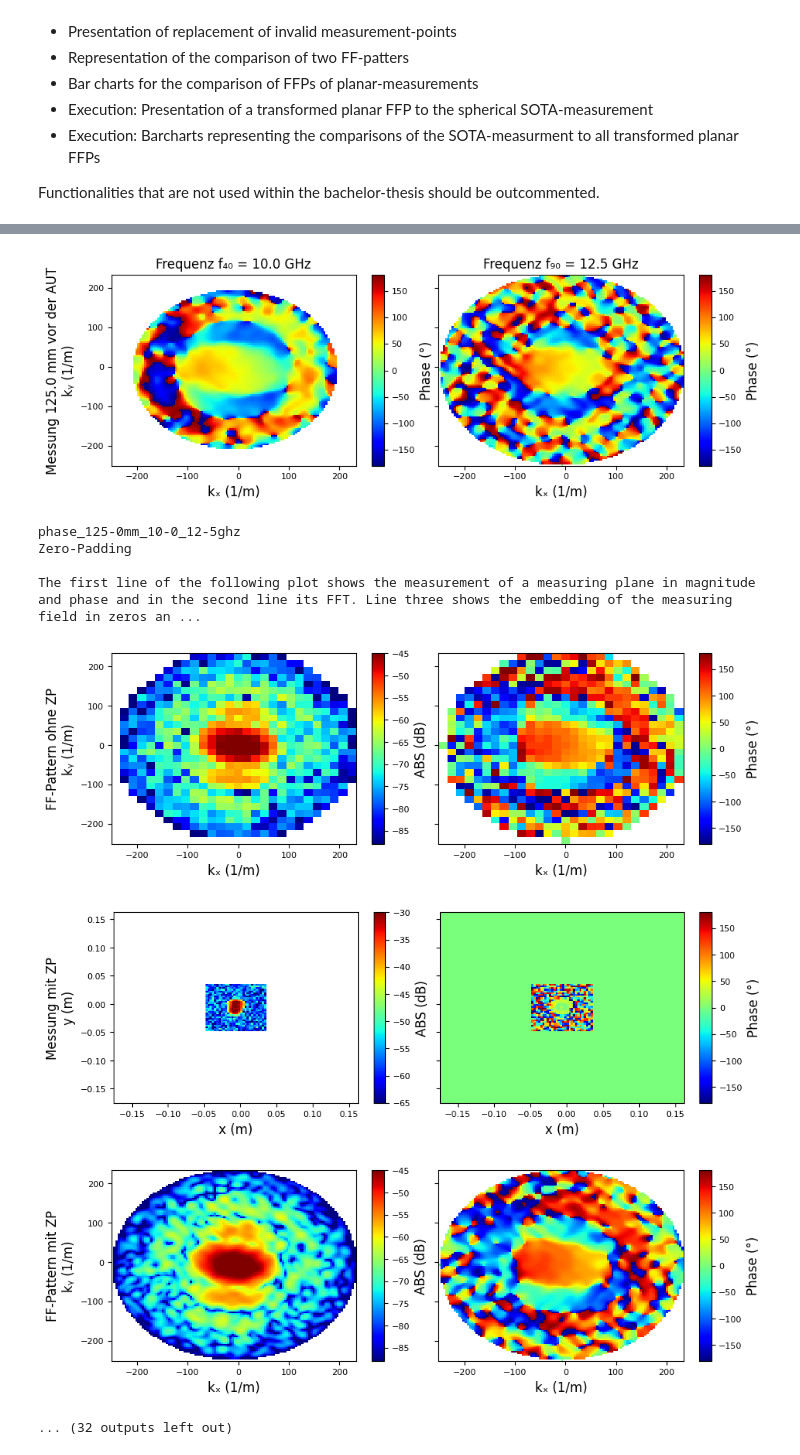
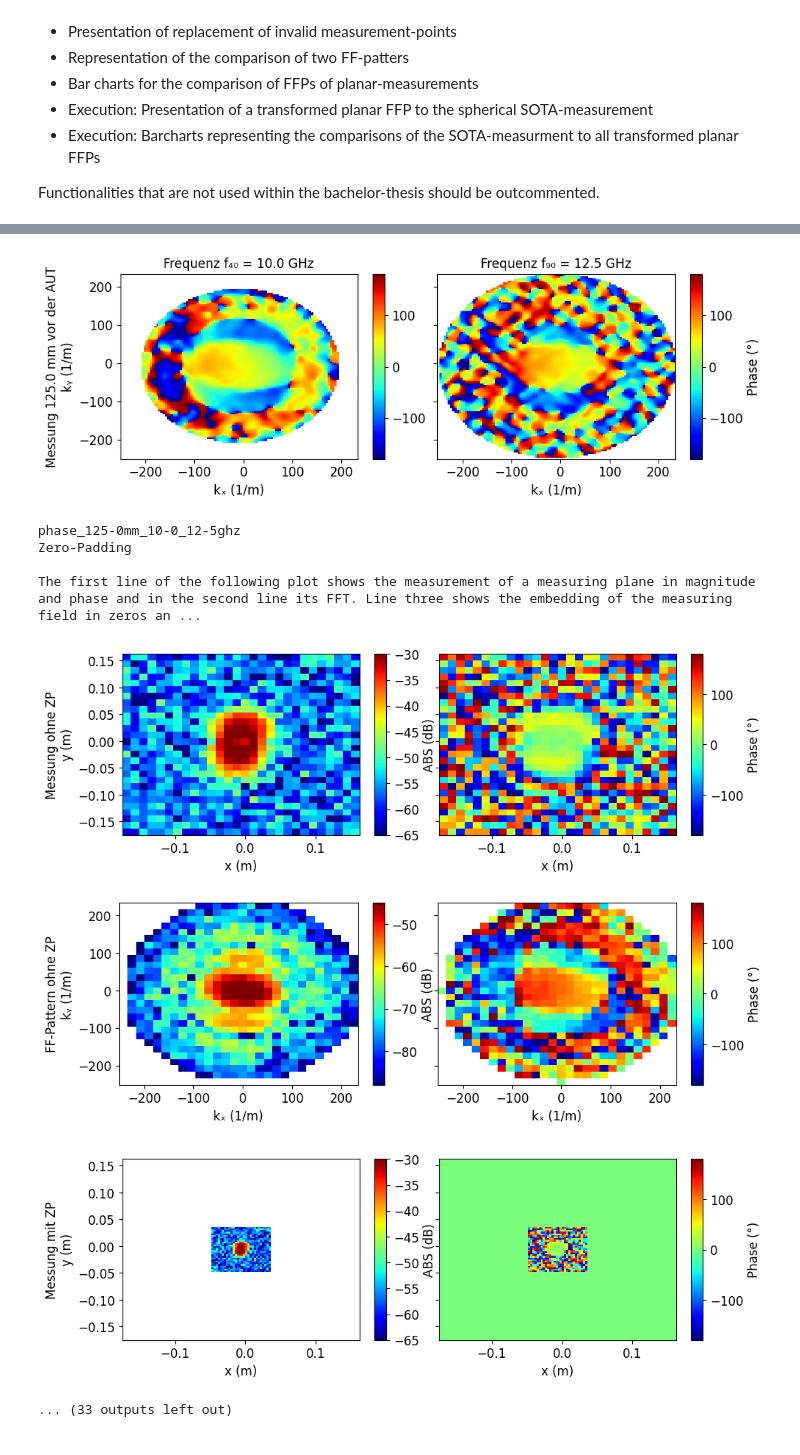
Before and after one commit to ImmuMau/Bac-Thesis-Maurer, a Jupyter notebook: Main.ipynb, the cells around one changed output, grey strips where cells are left out. Drawn from its saved outputs; the diff is of its cells as text; code cells hidden in the pictures.

Commit message:
Adjusted font size of plots
Enlarged font for a better readability of the printed thesis.

```diff
--- a/Main.ipynb
+++ b/Main.ipynb
@@ -2719,6 +2751,7 @@ ffPatternFrom1 = calculateElectricalFieldVectorsForSpecifcR(amplitudeSpec1)
 ffPatternFrom1_zeroPadded = calculateElectricalFieldVectorsForSpecifcR(amplitudeSpec1_zeroPadded)
 
 storeFlag = False
+plotDataRepresentation(measurement1[0],"Messung ohne ZP",kSpace=False,clim=[-65,-30],store=storeFlag)
 plotDataRepresentation(ffPatternFrom1,"FF-Pattern ohne ZP",kSpace=True,clim=[-45,-80],store=storeFlag)
 plotDataRepresentation(amplitudeSpec1_onlyPadded,"Messung mit ZP",kSpace=False,clim=[-65,-30],store=storeFlag)
 plotDataRepresentation(ffPatternFrom1_zeroPadded,"FF-Pattern mit ZP",kSpace=True,clim=[-45,-80],store=storeFlag)
@@ -2798,7 +2831,7 @@ angles1, thetaLin1, phiLin1 = createThetaPhiArrayRepresentation(ffpattern, phase
 angles2, thetaLin2, phiLin2 = createThetaPhiArrayRepresentation(ffpattern_zp, phase=True)
 #plotArrayWithSpecificMeshgrid(angles1, angles2, thetaLin1, phiLin1, thetaLin2, phiLin2, phase=True, clim=None, store=False)
 
-plotComparisonOfScatteredWithInterpolatedData(amplitudeSpecOf75mmToAUT, phase=False, clim=[-110,-75], store=True)
+plotComparisonOfScatteredWithInterpolatedData(amplitudeSpecOf75mmToAUT, phase=False, clim=[-110,-75], store=False)
 
 
 
@@ -2905,7 +2938,7 @@ comparison75to125mm_zp = getPercentualDifferenceOfTwoArraysElementwise(ff_shifte
 comparison75to125mm = defineBordersOfAmplitudeSpectrumRelatedToFrequency(comparison75to125mm, frequency)
 comparison75to125mm_zp = defineBordersOfAmplitudeSpectrumRelatedToFrequency(comparison75to125mm_zp, frequency)
 
-plotComparisonOfTwoMeasurements(ff_shifted75mm_zp, ff_shifted125mm_zp, 4, 8, frequency=frequency, clim=-80, dB=True, store=True)
+plotComparisonOfTwoMeasurements(ff_shifted75mm_zp, ff_shifted125mm_zp, 4, 8, frequency=frequency, clim=-80, dB=True, store=False)
 #plotComparisonOfTwoMeasurements(ff_shifted50mm, ff_shifted75mm, 2, 4, frequency=frequency, norm=False, percentage=False, store=False)
 
 
@@ -3037,10 +3070,10 @@ mse_2, phase_difference_2, magnitudeFactor_2, phaseFactor_2 = getPercentualDiffe
 #print(phaseFactor_2)
 
 # Plot next to each other
-store = True
-plotTwoSphericArraysNextToEachOhter(20*np.log10(np.abs(complexRep_x)), 20*np.log10(np.abs(complexRep_p)), title="State-of-the-Art-Messung", clim=-40, comparison=False, dB=True, store=store)
-plotTwoSphericArraysNextToEachOhter(20*np.log10(np.abs(E_p_1)), 20*np.log10(np.abs(E_x_1)), title="Transformierte planare Messung", clim=-40, comparison=False, dB=True, store=store)
-plotTwoSphericArraysNextToEachOhter(mse, mse_2, title="Vergleich", clim=-40, comparison=True, dB=True, store=store)
+storeFlag = False
+plotTwoSphericArraysNextToEachOhter(20*np.log10(np.abs(complexRep_x)), 20*np.log10(np.abs(complexRep_p)), title="State-of-the-Art-Messung", clim=-40, comparison=False, dB=True, store=storeFlag)
+plotTwoSphericArraysNextToEachOhter(20*np.log10(np.abs(E_p_1)), 20*np.log10(np.abs(E_x_1)), title="Transformierte planare Messung", clim=-40, comparison=False, dB=True, store=storeFlag)
+plotTwoSphericArraysNextToEachOhter(mse, mse_2, title="Vergleich", clim=-40, comparison=True, dB=True, store=storeFlag)
 
 
 
@@ -3071,9 +3104,10 @@ phaseAverage = np.round((phases1+phases2)/2,2)
 
 distances = [25, 37.5, 50, 62.5, 75, 87.5, 100, 112.5, 125, 137.5, 150]
 # Gesamtabweichungsfaktor (GAF)
-plotBarChartSeperatly(distances, p_mags, p_phases, fname="GAF der p-polarisierten Komponenten", store=True)
-plotBarChartSeperatly(distances, x_mags, x_phases, fname="GAF der c-polarisierten Komponenten", store=True)
-plotBarChartSeperatly(distances, magsAverage, phaseAverage, fname="Mittelwerte der GAF-Polarisationen", store=True)
+storeFlag = False
+plotBarChartSeperatly(distances, p_mags, p_phases, fname="GAF der p-polarisierten Komponenten", store=storeFlag)
+plotBarChartSeperatly(distances, x_mags, x_phases, fname="GAF der c-polarisierten Komponenten", store=storeFlag)
+plotBarChartSeperatly(distances, magsAverage, phaseAverage, fname="Mittelwerte der GAF-Polarisationen", store=storeFlag)
 # %% [output]
 Comparison of different frequencies
 
@@ -3086,10 +3120,10 @@ abs_125-0mm_10-0_12-5ghz
 phase_50-0mm_10-0_12-5ghz
-[figure, old version]
+[figure, new version]
 phase_125-0mm_10-0_12-5ghz
 Zero-Padding
 
 The first line of the following plot shows the measurement of a measuring plane in magnitude and phase and in the second line its FFT. Line three shows the embedding of the measuring field in zeros an ...
-[figure, old version]
+[figure, new version]
-[figure, old version]
+[figure, new version]
-[figure, old version]
+[figure, new version]
-... (32 outputs left out)
+... (33 outputs left out)
```
Also changed, not shown: parts of 2 cells of this notebook.
